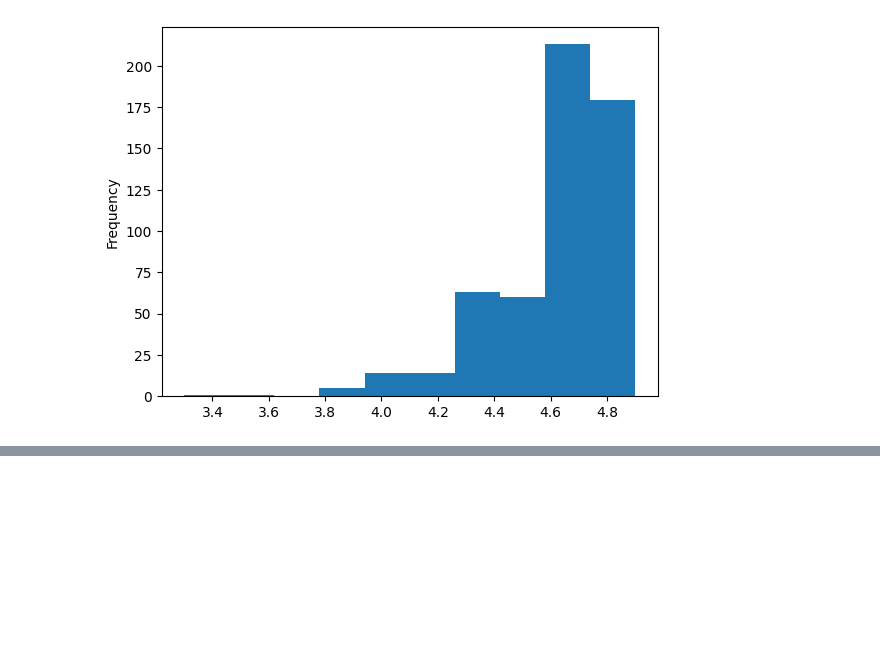
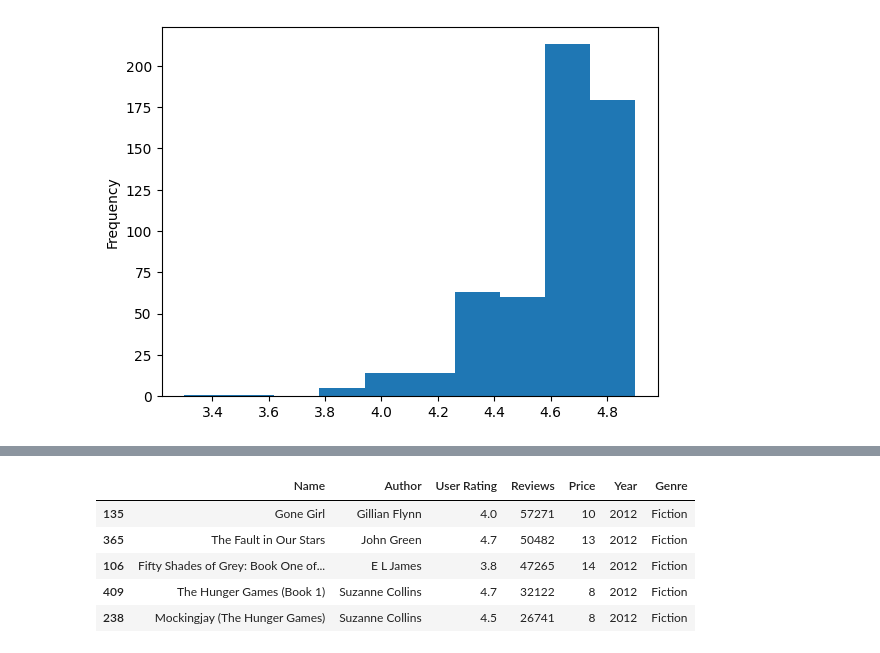
Before and after one commit to arashmjb/Best_Book_seller_2009_2019, a Jupyter notebook: sellers_project.ipynb, the cells around one changed output, grey strips where cells are left out. Saved outputs shown, nothing was run; the diff lists cells and outputs as text; code cells hidden in the pictures; blank space fills up the shorter version.

```diff
--- a/sellers_project.ipynb
+++ b/sellers_project.ipynb
@@ -212,0 +280,10 @@ sellers["User Rating"].plot(kind = "hist")
+# %%
+# five 2012 books in fiction Genre that have the most Reviews
+sellers[(sellers["Year"] == 2012) & (sellers["Genre"] == "Fiction")].sort_values("Reviews" , ascending=False).head()
+# %% [output]
+|  | Name | Author | User Rating | Reviews | Price | Year | Genre |
+| 135 | Gone Girl | Gillian Flynn | 4.0 | 57271 | 10 | 2012 | Fiction |
+| 365 | The Fault in Our Stars | John Green | 4.7 | 50482 | 13 | 2012 | Fiction |
+| 106 | Fifty Shades of Grey: Book One of... | E L James | 3.8 | 47265 | 14 | 2012 | Fiction |
+| 409 | The Hunger Games (Book 1) | Suzanne Collins | 4.7 | 32122 | 8 | 2012 | Fiction |
+| 238 | Mockingjay (The Hunger Games) | Suzanne Collins | 4.5 | 26741 | 8 | 2012 | Fiction |
```
Also changed, not shown: parts of 7 cells of this notebook.
